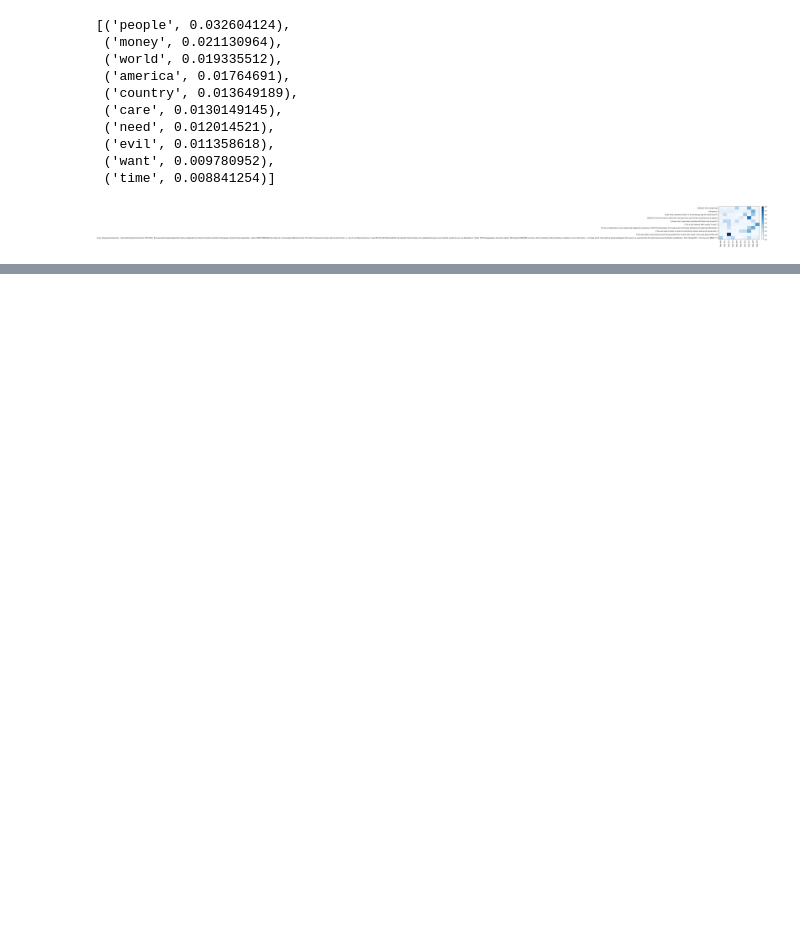
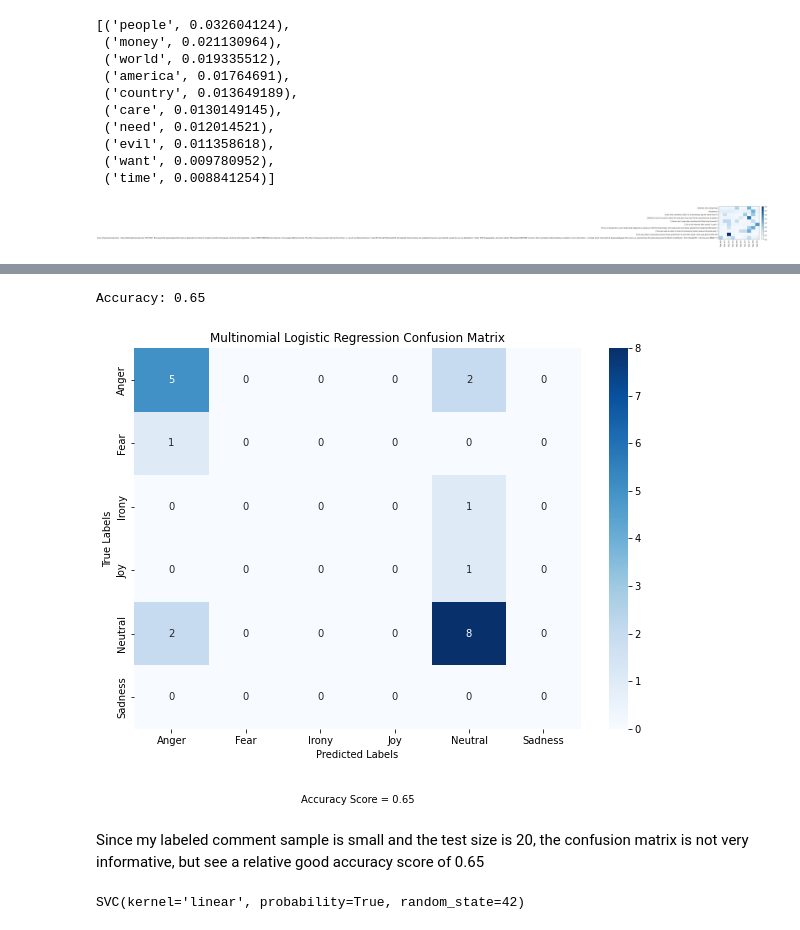
Before and after one commit to yuzhouw313/Content-Analysis-Homework, a Jupyter notebook: final_project/final_analysis.ipynb, the cells around one changed output, grey strips where cells are left out. Drawn from its saved outputs; the diff is of its cells as text; code cells hidden in the pictures; blank space fills up the shorter version.

```diff
--- a/final_project/final_analysis.ipynb
+++ b/final_project/final_analysis.ipynb
@@ -679,0 +792,9 @@ plt.show()
+# %%
+# Preprocess and encode emotion labels
+tfidf = TfidfVectorizer()
+X = tfidf.fit_transform(wlabel['normalized_text'].astype('str'))
+label_encoder = LabelEncoder()
+y = label_encoder.fit_transform(wlabel['Sentiment'])
+# %%
+# Split the sample data into training and testing
+X_train, X_test, y_train, y_test = train_test_split(X, y, test_size=0.2, random_state=42)
@@ -679,0 +803,4 @@ plt.show()
+# %%
+# Train the logistic regression classifier model
+clf = LogisticRegression(multi_class='multinomial', solver='lbfgs', max_iter=1000)
+clf.fit(X_train, y_train)
@@ -679,0 +809,4 @@ plt.show()
+# %%
+y_pred = clf.predict(X_test)
+labels = label_encoder.transform(label_encoder.classes_)
+print(classification_report(y_test, y_pred, labels=labels, target_names=label_encoder.classes_))
@@ -679,0 +826,25 @@ plt.show()
+# %%
+from sklearn.metrics import accuracy_score, classification_report, confusion_matrix
+
+accuracy = accuracy_score(y_test, y_pred)
+print("Accuracy:", accuracy)
+cm = confusion_matrix(y_test, y_pred, labels=labels)
+plt.figure(figsize=(10, 7))
+sns.heatmap(cm, annot=True, fmt="d", cmap="Blues", xticklabels=label_encoder.classes_, yticklabels=label_encoder.classes_)
+plt.xlabel('Predicted Labels')
+plt.ylabel('True Labels')
+plt.title('Multinomial Logistic Regression Confusion Matrix')
+plt.text(x=0.5, y=-0.2, s=f'Accuracy Score = {accuracy:.2f}', ha='center', va='bottom', transform=plt.gca().transAxes)
+plt.show()
+# %% [output]
+Accuracy: 0.65
+[figure, added]
+# %% [markdown]
+Since my labeled comment sample is small and the test size is 20, the confusion matrix is not very informative, but see a relative good accuracy score of 0.65
+# %%
+from sklearn.svm import SVC
+
+svm_clf = SVC(kernel='linear', probability=True, random_state=42)
+svm_clf.fit(X_train, y_train)
+# %% [output]
+SVC(kernel='linear', probability=True, random_state=42)
```
Also changed, not shown: parts of 50 cells of this notebook.
